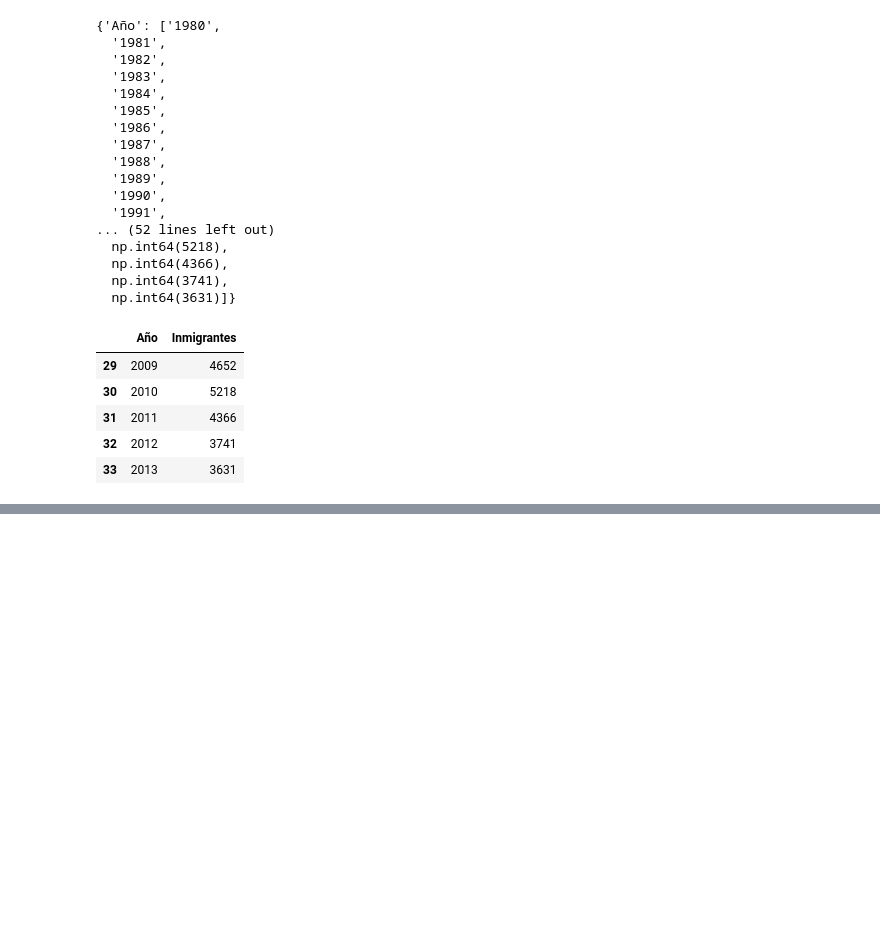
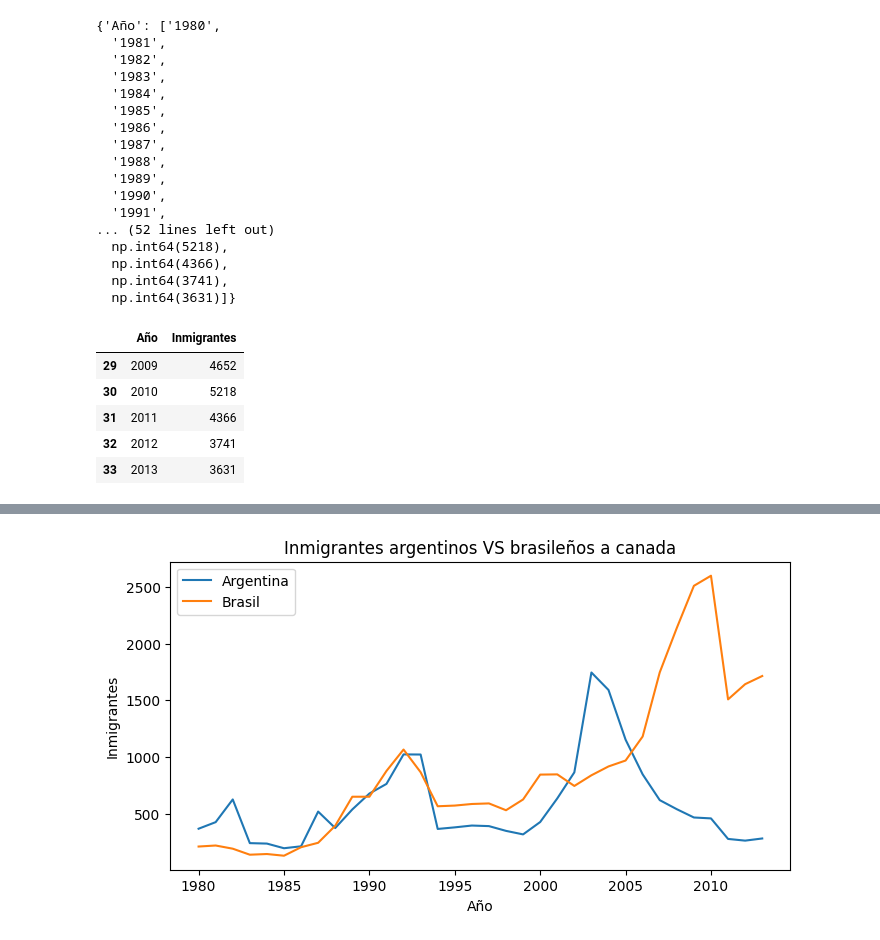
Before and after one commit to Monica-Restrepo/clases-programacion, a Jupyter notebook: Visualizacion_datos_python.ipynb, the cells around one changed output, grey strips where cells are left out. Cells and saved outputs as stored; diff of their text form; code cells hidden in the pictures; blank space fills up the shorter version.

```diff
--- a/Visualizacion_datos_python.ipynb
+++ b/Visualizacion_datos_python.ipynb
@@ -143,0 +209,3 @@ datos_col.tail()
+# %%
+datos_arg = pd.DataFrame(arg_dict)
+datos_arg.tail()
@@ -143,0 +219,3 @@ datos_col.tail()
+# %%
+brasil = df.loc['Brasil', anos]
+brasil
@@ -143,0 +241,4 @@ datos_col.tail()
+# %%
+bra_dict = {'Año':brasil.index.tolist(),
+            'Inmigrantes':brasil.values.tolist()}
+bra_dict
@@ -143,0 +263,3 @@ datos_col.tail()
+# %%
+datos_bra = pd.DataFrame(bra_dict)
+datos_bra.tail()
@@ -143,0 +273,12 @@ datos_col.tail()
+# %%
+plt.figure(figsize=(8,4))
+plt.plot(datos_arg['Año'], datos_arg['Inmigrantes'], label='Argentina')
+plt.plot(datos_bra['Año'], datos_bra['Inmigrantes'], label='Brasil')
+plt.xticks(['1980','1985','1990','1995','2000','2005','2010'])
+plt.title('Inmigrantes argentinos VS brasileños a canada')
+plt.xlabel('Año')
+plt.ylabel('Inmigrantes')
+plt.legend()
+plt.show()
+# %% [output]
+[figure, added]
```
Also changed, not shown: parts of 12 cells of this notebook.
